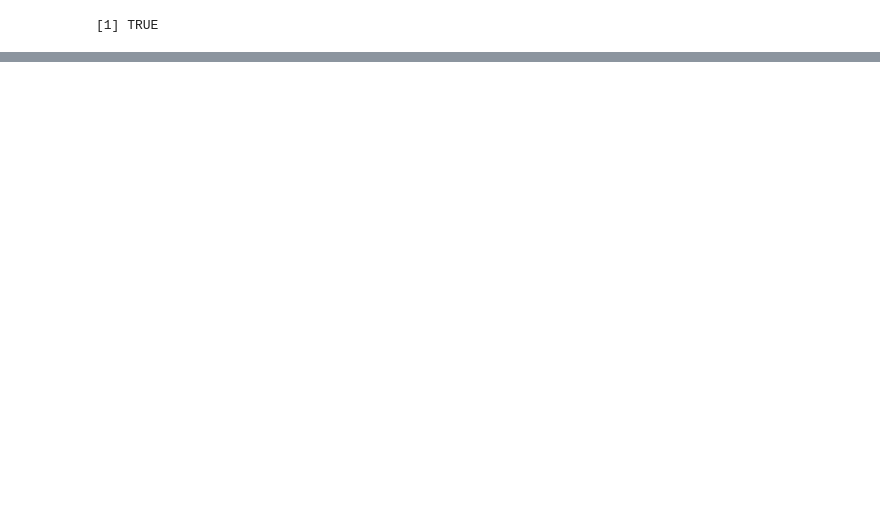
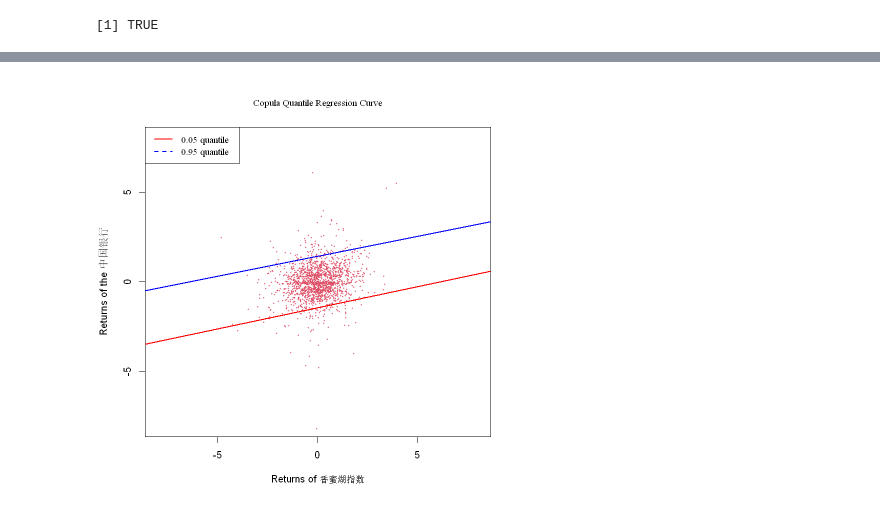
Before and after one commit to Meaquadddd/LLXcode, a Jupyter notebook: Covar1.ipynb, the cells around one changed output, grey strips where cells are left out. Drawn from its saved outputs; the diff is of its cells as text; code cells hidden in the pictures; blank space fills up the shorter version.

```diff
--- a/Covar1.ipynb
+++ b/Covar1.ipynb
@@ -158,0 +153,5 @@ print(colnames(aaaa))
+# %%
+o <- order(ts_df_1$fintech_res.sigma.filt_fintech.)
+rd <- cbind(ts_df_1$fintech_res.sigma.filt_fintech.[o],ts_df_1$cbank_res.sigma.filt_cbank.[o])
+x <- rd[,1]
+y <- rd[,2]
@@ -158,0 +174,18 @@ print(colnames(aaaa))
+# %%
+
+rq05 <- rq(y ~ x, tau = 0.05, data = Dat)  # 0.05分位数回归
+rq95 <- rq(y ~ x, tau = 0.95, data = Dat)  # 0.95分位数回归
+# 绘制基础图形
+plot(x, y, col = 2, cex = 0.5, pch = 20, xlim = c(-8, 8), ylim = c(-8, 8),
+     main = 'Copula Quantile Regression Curve', font.main = 6, cex.main = 0.95,
+     xlab = 'Returns of 香蜜湖指数', ylab = 'Returns of the 中国银行')
+
+# 添加分位数回归线
+abline(rq05, col = "red", lwd = 2)  # 0.05分位数线
+abline(rq95, col = "blue", lwd = 2)  # 0.95分位数线
+
+# 添加图例
+legend('topleft', c("0.05 quantile", "0.95 quantile"), col = c("red", "blue"),
+       lty = c(1, 2), lwd = c(2, 2), cex = 0.95, text.font = 6)
+# %% [output]
+[figure, added]
```
Also changed, not shown: parts of 9 cells of this notebook.
